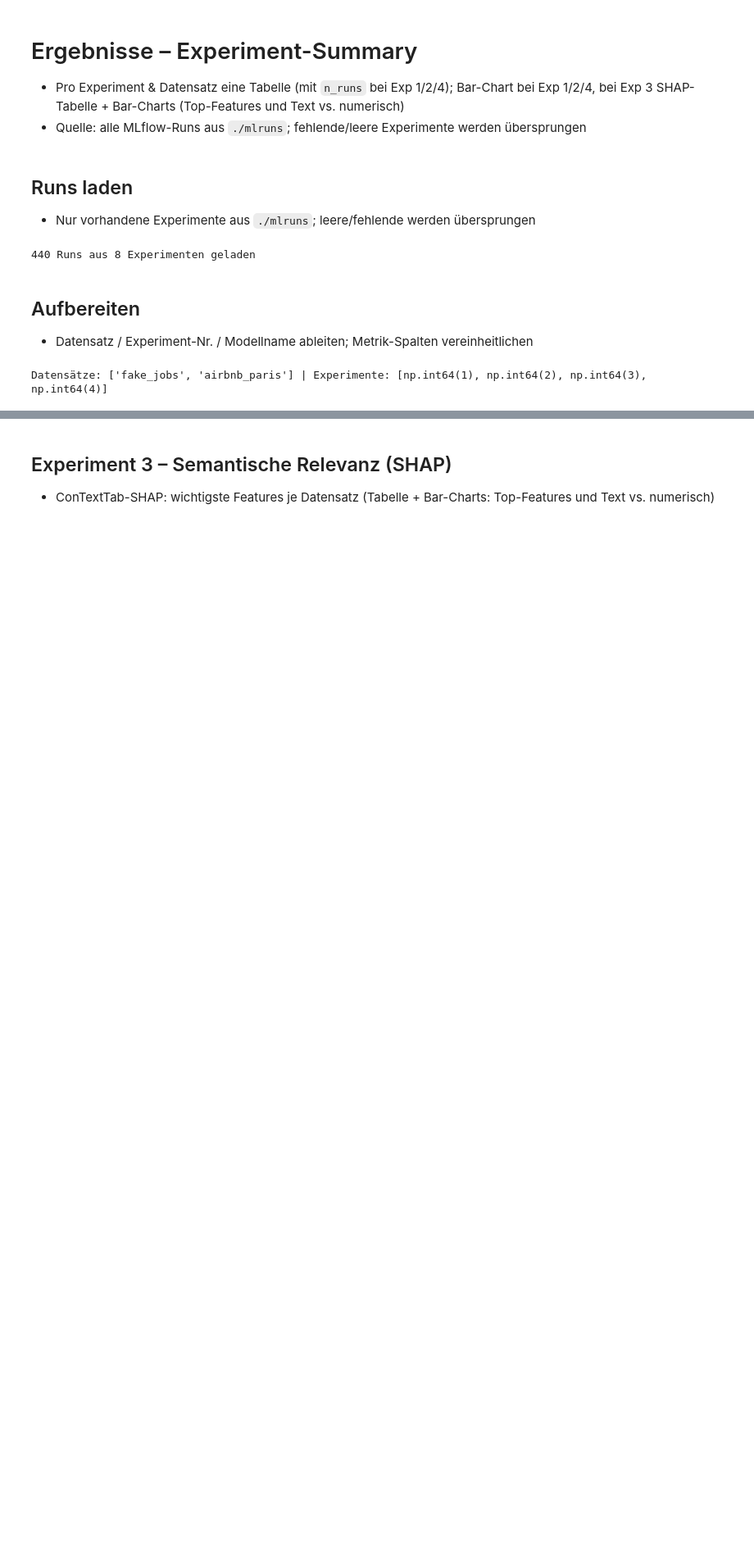
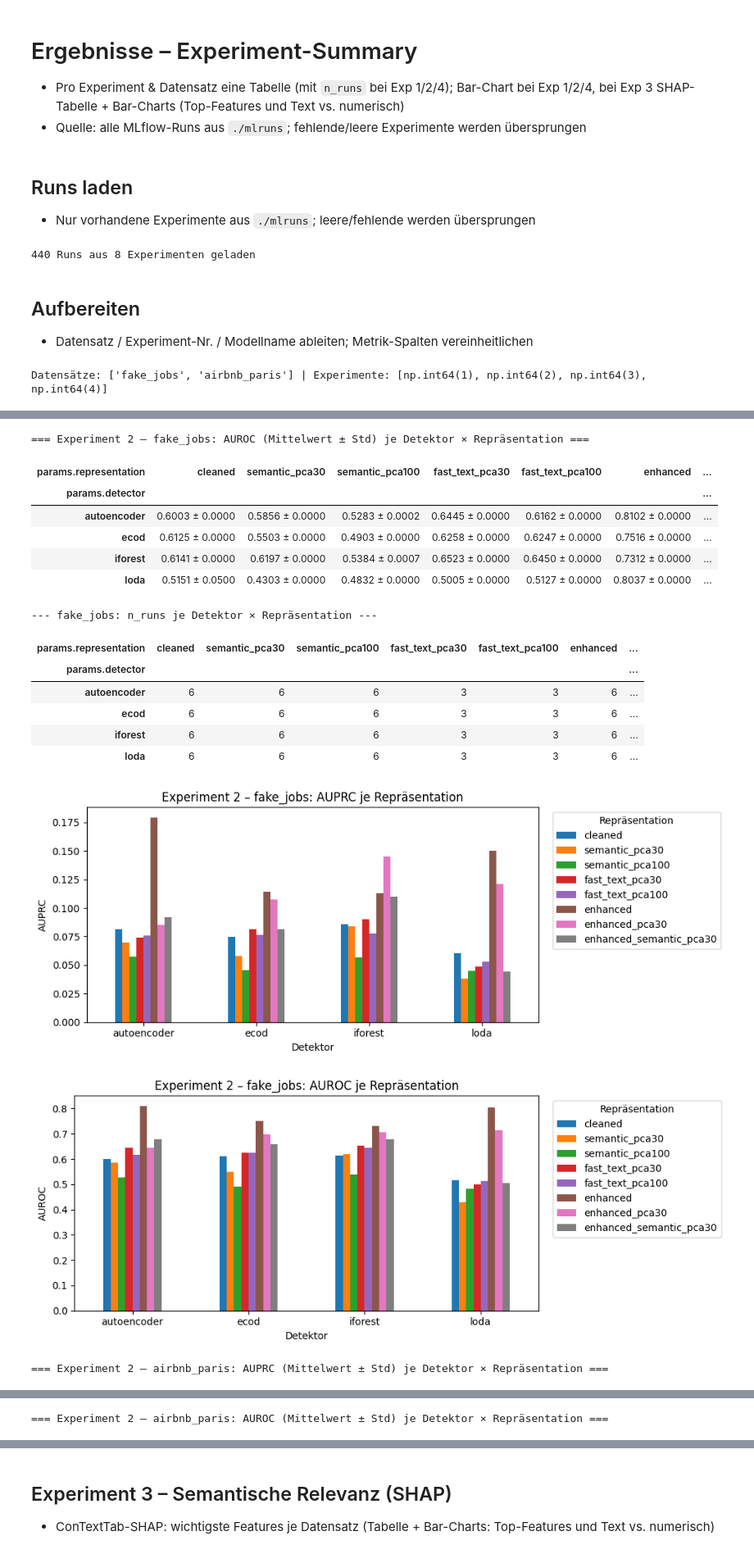
Before and after one commit to florivz/tfm-anomaly-detection, a Jupyter notebook: experiment_summary.ipynb, the cells around one changed output, grey strips where cells are left out. Shown at 82% size. Saved outputs shown, nothing was run; the diff lists cells and outputs as text; code cells hidden in the pictures; blank space fills up the shorter version.

```diff
--- a/experiment_summary.ipynb
+++ b/experiment_summary.ipynb
@@ -106,32 +133,42 @@ else:
 # %%
 # feste Repräsentations-Reihenfolge (fastText neben den semantic-Analoga)
 REP_ORDER = ["cleaned", "semantic_pca30", "semantic_pca100", "fast_text_pca30", "fast_text_pca100", "enhanced", "enhanced_pca30", "enhanced_semantic_pca30"]
+# AUPRC behält den alten Dateinamen (exp2_<ds>), AUROC bekommt einen eigenen (exp2_auroc_<ds>)
+FILE_STEM = {"AUPRC": "exp2", "AUROC": "exp2_auroc"}
 
 for ds in datasets:
     sub = df[(df["exp_num"] == 2) & (df["dataset"] == ds)] if len(df) else df
     if not len(sub):
         print(f"{ds}: keine Exp-2-Runs")
         continue
-    # Tabelle: AUPRC-Mittel + n_runs je Detektor × Repräsentation
-    piv = sub.pivot_table(index="params.detector", columns="params.representation", values="AUPRC", aggfunc=["mean", "size"]).round(4)
-    piv = piv.rename(columns={"mean": "AUPRC", "size": "n_runs"}, level=0)
-    order = [r for r in REP_ORDER if r in piv.columns.get_level_values(1)]
-    order += [r for r in piv.columns.get_level_values(1).unique() if r not in order]  # unbekannte Reps ans Ende
-    piv = piv.reindex(order, axis=1, level=1)
-    save = piv["AUPRC"]  # nur AUPRC speichern (ohne n_runs)
-    save.to_csv(f"{RESULT_DIR}/exp2_{ds}.csv")
-    # scientific-style .tex: booktabs (hrules) + fette Spaltenheader
-    sty = (save.style.format(precision=4, escape="latex", na_rep="--")
-           .format_index(escape="latex", axis="index").format_index(escape="latex", axis="columns")
-           .map_index(lambda v: "font-weight: bold;", axis="columns")
-           .hide(axis="index", names=True).hide(axis="columns", names=True))
-    sty.to_latex(f"{RESULT_DIR}/exp2_{ds}.tex", hrules=True, convert_css=True, position_float="centering",
-                 caption=f"Experiment 2 -- Enhanced Baselines ({ds.replace('_', ' ')}): AUPRC je Detektor und Repräsentation.", label=f"tab:exp2_{ds}")
-    print(f"=== Experiment 2 – {ds} (AUPRC & n_runs je Detektor × Repräsentation) ===")
-    display(piv)
+    reps = sub["params.representation"].unique().tolist()
+    order = [r for r in REP_ORDER if r in reps] + [r for r in reps if r not in REP_ORDER]  # unbekannte Reps ans Ende
+
+    # AUPRC- und AUROC-Tabelle: Mittelwert ± Std je Detektor × Repräsentation
+    for metric in ["AUPRC", "AUROC"]:
+        m = sub.pivot_table(index="params.detector", columns="params.representation", values=metric, aggfunc="mean").reindex(columns=order)
+        sd = sub.pivot_table(index="params.detector", columns="params.representation", values=metric, aggfunc="std").reindex(index=m.index, columns=order).fillna(0)
+        disp = (m.map("{:.4f}".format) + " ± " + sd.map("{:.4f}".format)).where(m.notna(), "--")
+        tex = (m.map("{:.4f}".format) + " $\\pm$ " + sd.map("{:.4f}".format)).where(m.notna(), "--")
+        disp.to_csv(f"{RESULT_DIR}/{FILE_STEM[metric]}_{ds}.csv")
+        # scientific-style .tex: booktabs (hrules) + fette Spaltenheader
+        sty = (tex.style.format(escape=None)
+               .format_index(escape="latex", axis="index").format_index(escape="latex", axis="columns")
+               .map_index(lambda v: "font-weight: bold;", axis="columns")
+               .hide(axis="index", names=True).hide(axis="columns", names=True))
+        sty.to_latex(f"{RESULT_DIR}/{FILE_STEM[metric]}_{ds}.tex", hrules=True, convert_css=True, position_float="centering",
+                     caption=f"Experiment 2 -- Enhanced Baselines ({ds.replace('_', ' ')}): {metric} je Detektor und Repräsentation (Mittelwert $\\pm$ Standardabweichung).", label=f"tab:{FILE_STEM[metric]}_{ds}")
+        print(f"=== Experiment 2 – {ds}: {metric} (Mittelwert ± Std) je Detektor × Repräsentation ===")
+        display(disp)
+
+    # n_runs zur Kontrolle
+    n = sub.pivot_table(index="params.detector", columns="params.representation", values="AUPRC", aggfunc="size").reindex(columns=order)
+    print(f"--- {ds}: n_runs je Detektor × Repräsentation ---")
+    display(n)
 
     # AUPRC je Detektor × Repräsentation -> diagrams/
-    ax = piv["AUPRC"].plot.bar(figsize=(10, 4), rot=0)
+    piv_auprc = sub.pivot_table(index="params.detector", columns="params.representation", values="AUPRC", aggfunc="mean").reindex(columns=order)
+    ax = piv_auprc.plot.bar(figsize=(10, 4), rot=0)
     ax.set_title(f"Experiment 2 – {ds}: AUPRC je Repräsentation")
     ax.set_ylabel("AUPRC")
     ax.set_xlabel("Detektor")
@@ -143,9 +180,8 @@ for ds in datasets:
     plt.close()
 
     # AUROC je Detektor × Repräsentation -> diagrams/
-    piv_auc = sub.pivot_table(index="params.detector", columns="params.representation", values="AUROC", aggfunc="mean").round(4)
-    piv_auc = piv_auc.reindex(columns=[r for r in order if r in piv_auc.columns])
-    ax = piv_auc.plot.bar(figsize=(10, 4), rot=0)
+    piv_auroc = sub.pivot_table(index="params.detector", columns="params.representation", values="AUROC", aggfunc="mean").reindex(columns=order)
+    ax = piv_auroc.plot.bar(figsize=(10, 4), rot=0)
     ax.set_title(f"Experiment 2 – {ds}: AUROC je Repräsentation")
     ax.set_ylabel("AUROC")
     ax.set_xlabel("Detektor")
@@ -155,3 +191,4 @@ for ds in datasets:
     plt.savefig(f"{DIAGRAM_DIR}/exp2_auroc_{DS_ABBR[ds]}.pdf", facecolor='white', edgecolor='white')
     plt.show()
     plt.close()
+# %% [output]
@@ -157,0 +202,17 @@ for ds in datasets:
+=== Experiment 2 – fake_jobs: AUROC (Mittelwert ± Std) je Detektor × Repräsentation ===
+| params.representation | cleaned | semantic_pca30 | semantic_pca100 | fast_text_pca30 | fast_text_pca100 | enhanced | ... |
+| params.detector |  |  |  |  |  |  | ... |
+| autoencoder | 0.6003 ± 0.0000 | 0.5856 ± 0.0000 | 0.5283 ± 0.0002 | 0.6445 ± 0.0000 | 0.6162 ± 0.0000 | 0.8102 ± 0.0000 | ... |
+| ecod | 0.6125 ± 0.0000 | 0.5503 ± 0.0000 | 0.4903 ± 0.0000 | 0.6258 ± 0.0000 | 0.6247 ± 0.0000 | 0.7516 ± 0.0000 | ... |
+| iforest | 0.6141 ± 0.0000 | 0.6197 ± 0.0000 | 0.5384 ± 0.0007 | 0.6523 ± 0.0000 | 0.6450 ± 0.0000 | 0.7312 ± 0.0000 | ... |
+| loda | 0.5151 ± 0.0500 | 0.4303 ± 0.0000 | 0.4832 ± 0.0000 | 0.5005 ± 0.0000 | 0.5127 ± 0.0000 | 0.8037 ± 0.0000 | ... |
+--- fake_jobs: n_runs je Detektor × Repräsentation ---
+| params.representation | cleaned | semantic_pca30 | semantic_pca100 | fast_text_pca30 | fast_text_pca100 | enhanced | ... |
+| params.detector |  |  |  |  |  |  | ... |
+| autoencoder | 6 | 6 | 6 | 3 | 3 | 6 | ... |
+| ecod | 6 | 6 | 6 | 3 | 3 | 6 | ... |
+| iforest | 6 | 6 | 6 | 3 | 3 | 6 | ... |
+| loda | 6 | 6 | 6 | 3 | 3 | 6 | ... |
+[figure, added]
+[figure, added]
+=== Experiment 2 – airbnb_paris: AUPRC (Mittelwert ± Std) je Detektor × Repräsentation ===
@@ -157,0 +225 @@ for ds in datasets:
+=== Experiment 2 – airbnb_paris: AUROC (Mittelwert ± Std) je Detektor × Repräsentation ===
```
Also changed, not shown: parts of 7 cells of this notebook, 20 other files.
